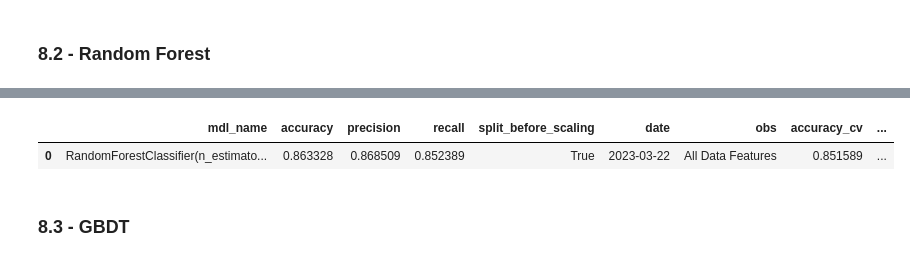
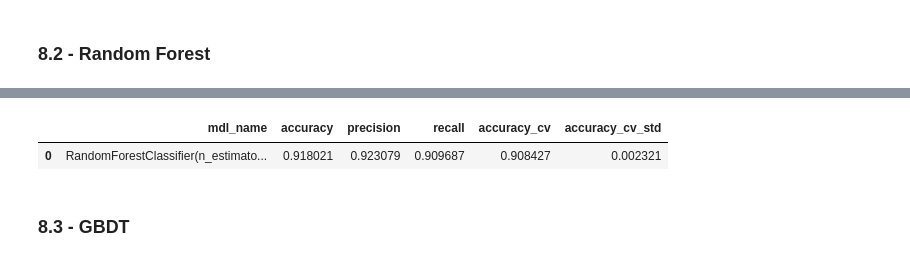
Before and after one commit to alessandra-barbosa/cardio_catch_disease, a Jupyter notebook: AB_cardio_catch_diseases_0.ipynb, the cells around one changed output, grey strips where cells are left out. Saved outputs shown, nothing was run; the diff lists cells and outputs as text; code cells hidden in the pictures.

Commit message:
Validation

```diff
--- a/AB_cardio_catch_diseases_0.ipynb
+++ b/AB_cardio_catch_diseases_0.ipynb
@@ -788,7 +752,3 @@ x_train, x_valid, y_train, y_valid = train_test_split(X, y, test_size=0.2, rando
-# %%
-df3 = pd.concat([x_train, y_train], axis=1)
-x_test = x_valid
-y_test = y_valid
 # %% [markdown]
 ### 6.2 - Normalization
 # %% [markdown]
@@ -907,7 +847,7 @@ y_hat = mdl.predict(x_valid)
 cv = RepeatedStratifiedKFold(n_splits=10, n_repeats=3, random_state=1)
 n_scores = cross_val_score(mdl, x_train, y_train, scoring='accuracy', cv=cv, n_jobs=-1)
 
-df3_score_rf = metrics_score(y_valid, y_hat, mdl_name, True, "All Data Features")
+df3_score_rf = metrics_score(y_valid, y_hat, mdl_name)
 df3_score_rf['accuracy_cv'] = mean(n_scores)
 df3_score_rf['accuracy_cv_std'] = std(n_scores)
 df3_score_rf
@@ -919,5 +859,5 @@ df3_score_rf
-|  | mdl_name | accuracy | precision | recall | split_before_scaling | date | obs | accuracy_cv | ... |
-| 0 | RandomForestClassifier(n_estimato... | 0.863328 | 0.868509 | 0.852389 | True | 2023-03-22 | All Data Features | 0.851589 | ... |
+|  | mdl_name | accuracy | precision | recall | accuracy_cv | accuracy_cv_std |
+| 0 | RandomForestClassifier(n_estimato... | 0.918021 | 0.923079 | 0.909687 | 0.908427 | 0.002321 |
 # %% [markdown]
 ### 8.3 - GBDT
 # %% [markdown]
```
Also changed, not shown: parts of 56 cells of this notebook.
